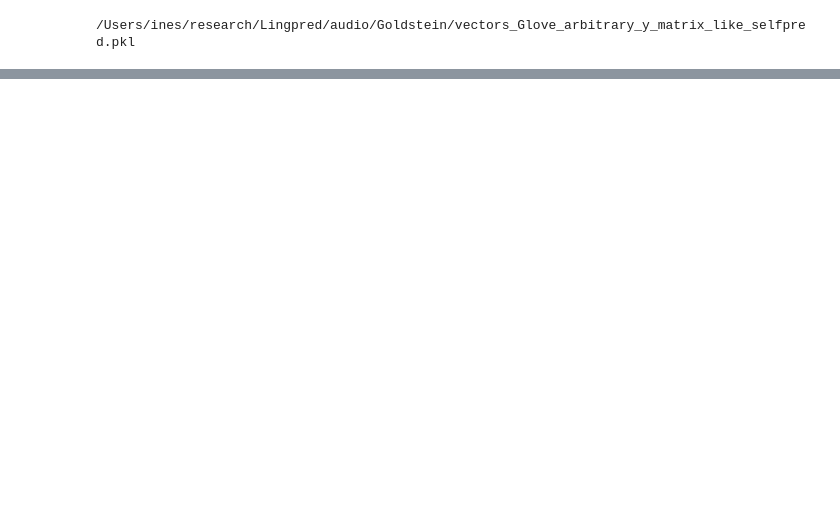
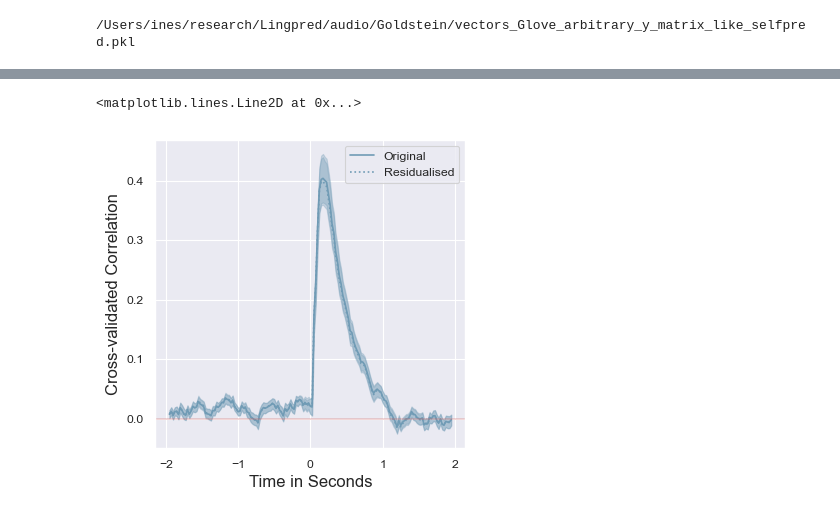
Before and after one commit to InesSchoenmann/Lingpred, a Jupyter notebook: notebooks_new/Audio_Encoding.ipynb, the cells around one changed output, grey strips where cells are left out. Saved outputs shown, nothing was run; the diff lists cells and outputs as text; code cells hidden in the pictures; blank space fills up the shorter version.

```diff
--- a/notebooks_new/Audio_Encoding.ipynb
+++ b/notebooks_new/Audio_Encoding.ipynb
@@ -226,0 +256,22 @@ ax1.axhline(c='indianred',  alpha=0.3)
+# %%
+# get model names
+models = ['Glove', 'Glove']
+labels = ['Original', 'Residualised']
+linestyles = {'Original': '-', 'Residualised': ':'}
+
+
+fig, (ax1) = plt.subplots(1, 1, figsize=(4, 4))
+
+for i, key in enumerate([encoding_Glove, encoding_Glove_residualised]):
+    ax1.plot(times_100, key.mean(axis=0).mean(axis=0), c=colours[models[i]], label=labels[i], linestyle=linestyles[labels[i]])
+    ax1.fill_between(times_100, lowerCI(reshape(key)),
+                                upperCI(reshape(key)), color=colours[models[i]], alpha=0.3)
+
+ax1.legend()
+#ax1.set_ylim([-0.005, 0.05])
+ax1.set_xlabel('Time in Seconds', fontsize=12)
+ax1.set_ylabel('Cross-validated Correlation', fontsize=12)
+ax1.axhline(c='indianred',  alpha=0.3)
+# %% [output]
+<matplotlib.lines.Line2D at 0x...>
+[figure, added]
```
Also changed, not shown: parts of 13 cells of this notebook, 4 other files.
